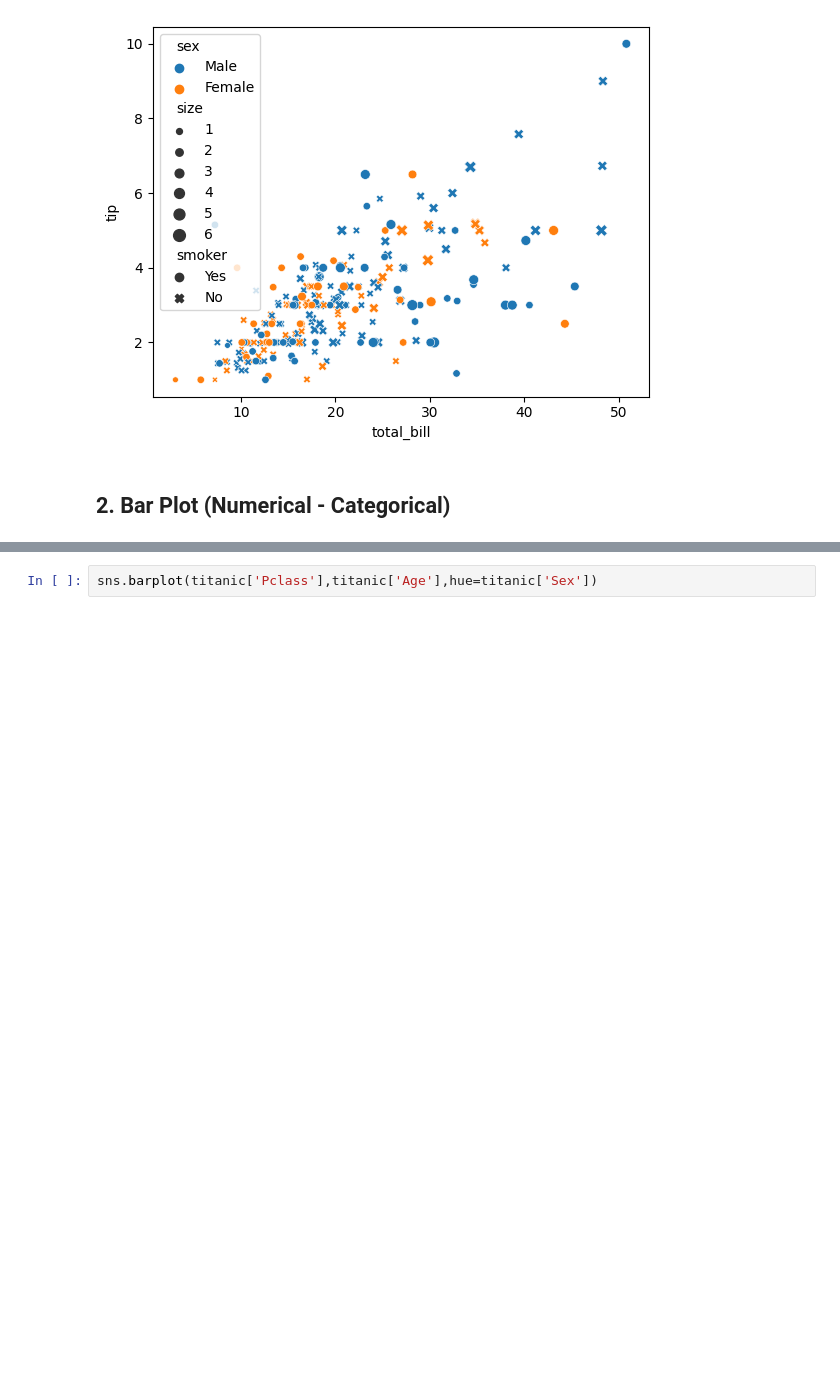
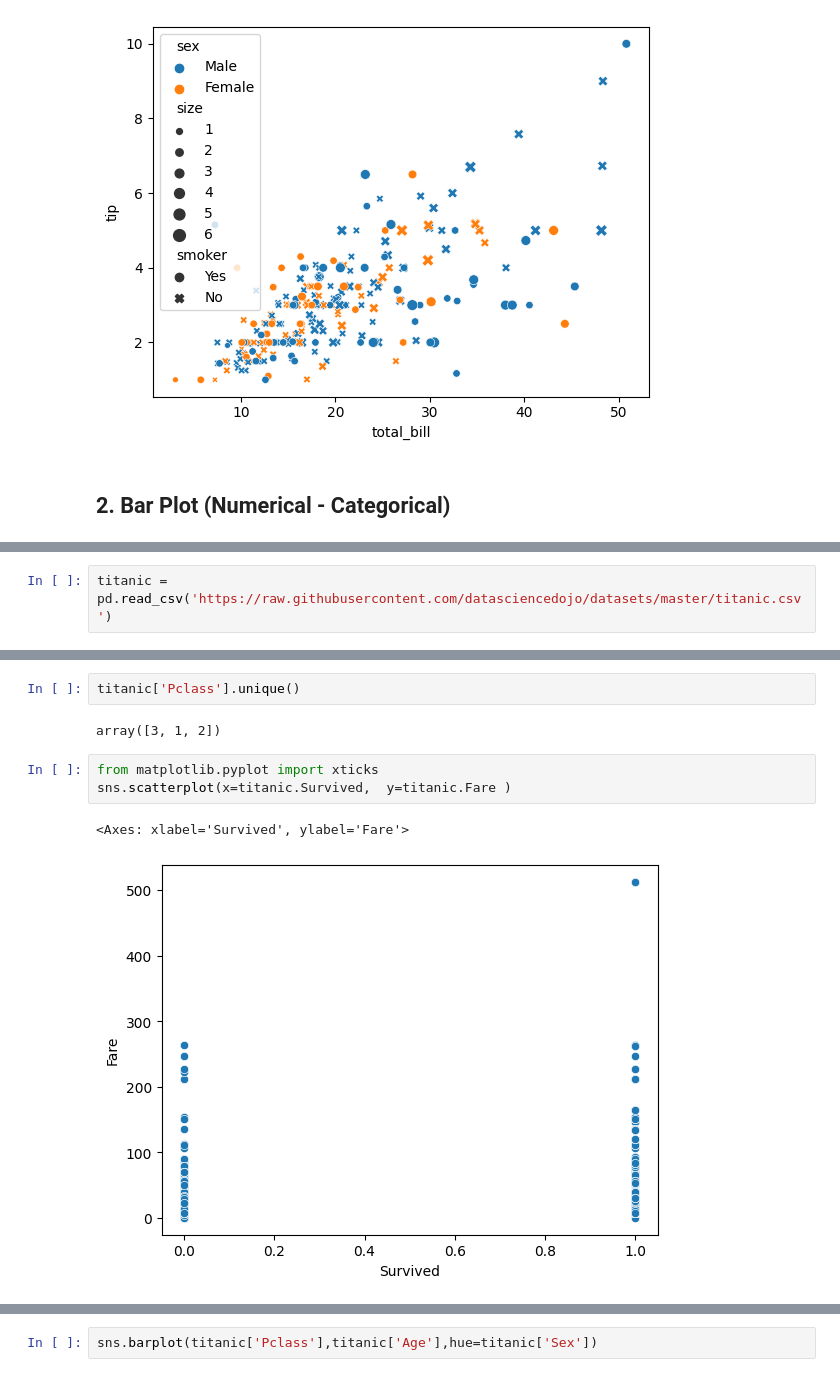
Before and after one commit to lalitpandey02/PythonNotebooks, a Jupyter notebook: EDA using Bivariate and Multivariate Analysis.ipynb, the cells around one changed output, grey strips where cells are left out. Drawn from its saved outputs; the diff is of its cells as text; blank space fills up the shorter version.

```diff
--- a/EDA using Bivariate and Multivariate Analysis.ipynb
+++ b/EDA using Bivariate and Multivariate Analysis.ipynb
@@ -60,3 +46,5 @@ sns.scatterplot(x=tips['total_bill'],y=tips['tip'],hue = tips.sex, style=tips.sm
+# %%
+titanic = pd.read_csv('https://raw.githubusercontent.com/datasciencedojo/datasets/master/titanic.csv')
 # %%
 titanic.head()
 # %% [output]
@@ -66,3 +54,13 @@ titanic.head()
 | 2 | 3 | 1 | 3 | Heikkinen, Miss. Laina | female | 26.0 | 0 | 0 | STON/O2. 3101282 | 7.9250 | ... |
 | 3 | 4 | 1 | 1 | Futrelle, Mrs. Jacques Heath (Lil... | female | 35.0 | 1 | 0 | 113803 | 53.1000 | ... |
 | 4 | 5 | 0 | 3 | Allen, Mr. William Henry | male | 35.0 | 0 | 0 | 373450 | 8.0500 | ... |
+# %%
+titanic['Pclass'].unique()
+# %% [output]
+array([3, 1, 2])
+# %%
+from matplotlib.pyplot import xticks
+sns.scatterplot(x=titanic.Survived,  y=titanic.Fare )
+# %% [output]
+<Axes: xlabel='Survived', ylabel='Fare'>
+[figure, added]
```
Also changed, not shown: parts of 14 cells of this notebook.
